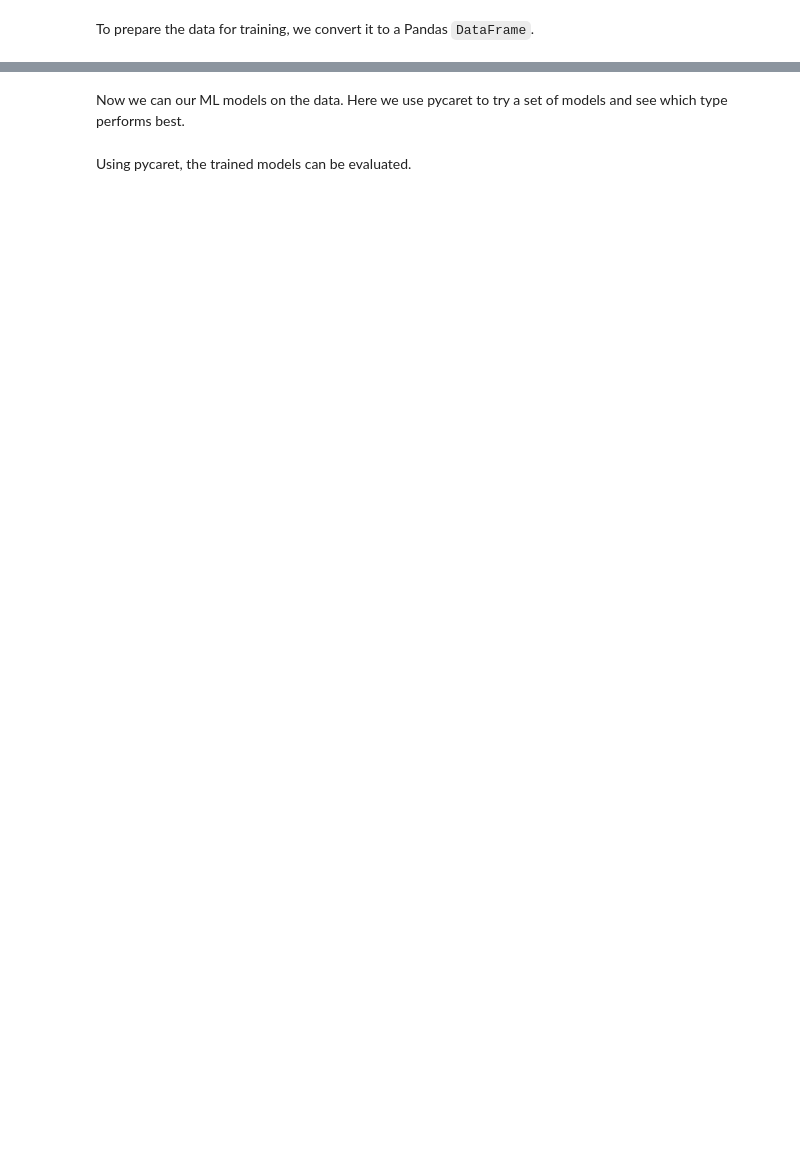
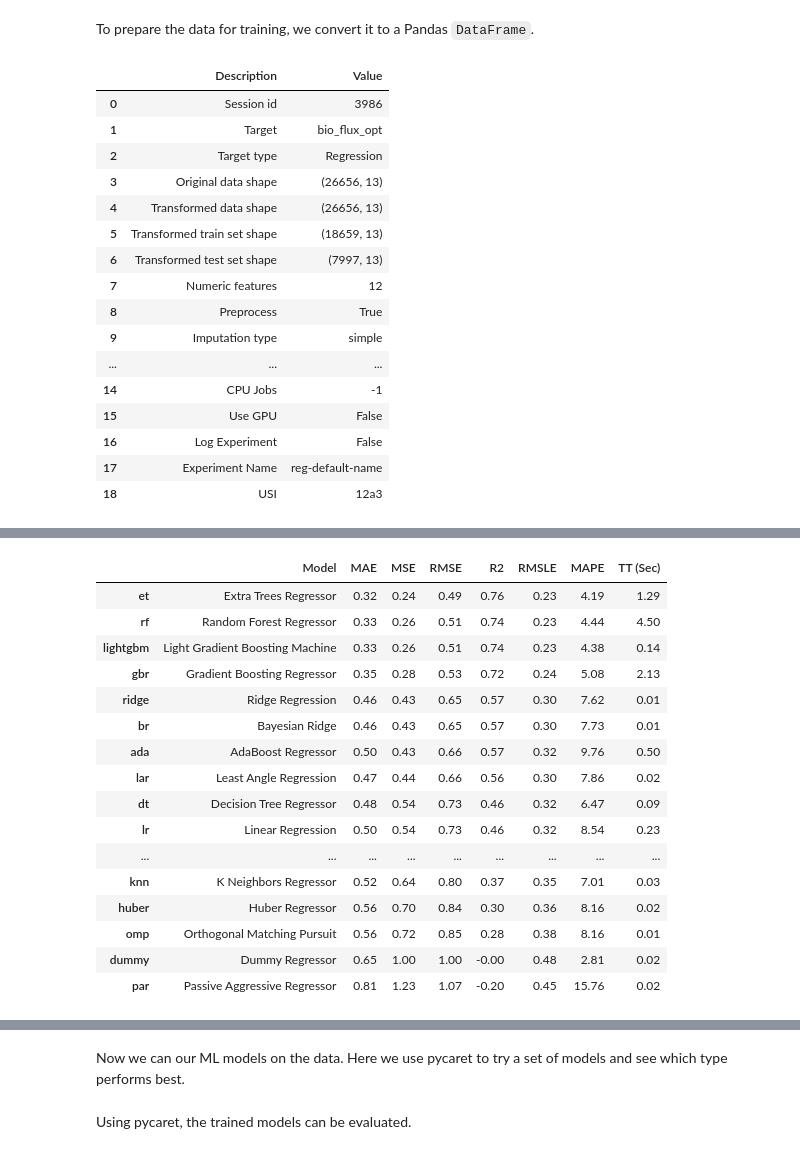
Before and after one commit to EXCITED-CO2/excited-workflow, a Jupyter notebook: workflow_carbon_tracker.ipynb, the cells around one changed output, grey strips where cells are left out. Cells and saved outputs as stored; diff of their text form; code cells hidden in the pictures; blank space fills up the shorter version.

```diff
--- a/workflow_carbon_tracker.ipynb
+++ b/workflow_carbon_tracker.ipynb
@@ -152,16 +134,32 @@ y_key = "bio_flux_opt"
 # %%
-def create_df(df, X_keys, y_key):
-    df_pycaret = df[X_keys + [y_key]]
-    df_reduced = df_pycaret[::10]
 
-    df_reduced[y_key] = df_reduced[y_key]*1e6  # So RMSE etc. are easier to interpret.
 
-    return df_reduced
+X_keys = ["d2m", "mslhf", "msshf", "ssr", "str", "t2m", "spei", "NIRv", "skt", "stl1", "swvl1", "lccs_class"]
+y_key = "bio_flux_opt"
 
-def train_model(df, X_keys, y_key):
-    df_reduced = create_df(df, X_keys, y_key)
+df_pycaret = df_train[X_keys + [y_key]]
+df_reduced = df_pycaret[::10]
 
-    pycs = pycaret.regression.setup(df_reduced, target=y_key)
-    best = pycs.compare_models(n_select=5, round=2)
+df_reduced["bio_flux_opt"] = df_reduced["bio_flux_opt"]*1e6  # So RMSE etc. are easier to interpret.
 
-    return pycs, best
+import pycaret.regression
+pycs = pycaret.regression.setup(df_reduced, target=y_key)
+best = pycs.compare_models(n_select=5, round=2)
+# %% [output]
+|  | Description | Value |
+| 0 | Session id | 3986 |
+| 1 | Target | bio_flux_opt |
+| 2 | Target type | Regression |
+| 3 | Original data shape | (26656, 13) |
+| 4 | Transformed data shape | (26656, 13) |
+| 5 | Transformed train set shape | (18659, 13) |
+| 6 | Transformed test set shape | (7997, 13) |
+| 7 | Numeric features | 12 |
+| 8 | Preprocess | True |
+| 9 | Imputation type | simple |
+| ... | ... | ... |
+| 14 | CPU Jobs | -1 |
+| 15 | Use GPU | False |
+| 16 | Log Experiment | False |
+| 17 | Experiment Name | reg-default-name |
+| 18 | USI | 12a3 |
@@ -167,0 +167,17 @@ def train_model(df, X_keys, y_key):
+|  | Model | MAE | MSE | RMSE | R2 | RMSLE | MAPE | TT (Sec) |
+| et | Extra Trees Regressor | 0.32 | 0.24 | 0.49 | 0.76 | 0.23 | 4.19 | 1.29 |
+| rf | Random Forest Regressor | 0.33 | 0.26 | 0.51 | 0.74 | 0.23 | 4.44 | 4.50 |
+| lightgbm | Light Gradient Boosting Machine | 0.33 | 0.26 | 0.51 | 0.74 | 0.23 | 4.38 | 0.14 |
+| gbr | Gradient Boosting Regressor | 0.35 | 0.28 | 0.53 | 0.72 | 0.24 | 5.08 | 2.13 |
+| ridge | Ridge Regression | 0.46 | 0.43 | 0.65 | 0.57 | 0.30 | 7.62 | 0.01 |
+| br | Bayesian Ridge | 0.46 | 0.43 | 0.65 | 0.57 | 0.30 | 7.73 | 0.01 |
+| ada | AdaBoost Regressor | 0.50 | 0.43 | 0.66 | 0.57 | 0.32 | 9.76 | 0.50 |
+| lar | Least Angle Regression | 0.47 | 0.44 | 0.66 | 0.56 | 0.30 | 7.86 | 0.02 |
+| dt | Decision Tree Regressor | 0.48 | 0.54 | 0.73 | 0.46 | 0.32 | 6.47 | 0.09 |
+| lr | Linear Regression | 0.50 | 0.54 | 0.73 | 0.46 | 0.32 | 8.54 | 0.23 |
+| ... | ... | ... | ... | ... | ... | ... | ... | ... |
+| knn | K Neighbors Regressor | 0.52 | 0.64 | 0.80 | 0.37 | 0.35 | 7.01 | 0.03 |
+| huber | Huber Regressor | 0.56 | 0.70 | 0.84 | 0.30 | 0.36 | 8.16 | 0.02 |
+| omp | Orthogonal Matching Pursuit | 0.56 | 0.72 | 0.85 | 0.28 | 0.38 | 8.16 | 0.01 |
+| dummy | Dummy Regressor | 0.65 | 1.00 | 1.00 | -0.00 | 0.48 | 2.81 | 0.02 |
+| par | Passive Aggressive Regressor | 0.81 | 1.23 | 1.07 | -0.20 | 0.45 | 15.76 | 0.02 |
```
Also changed, not shown: parts of 17 cells of this notebook, 2 other files.
